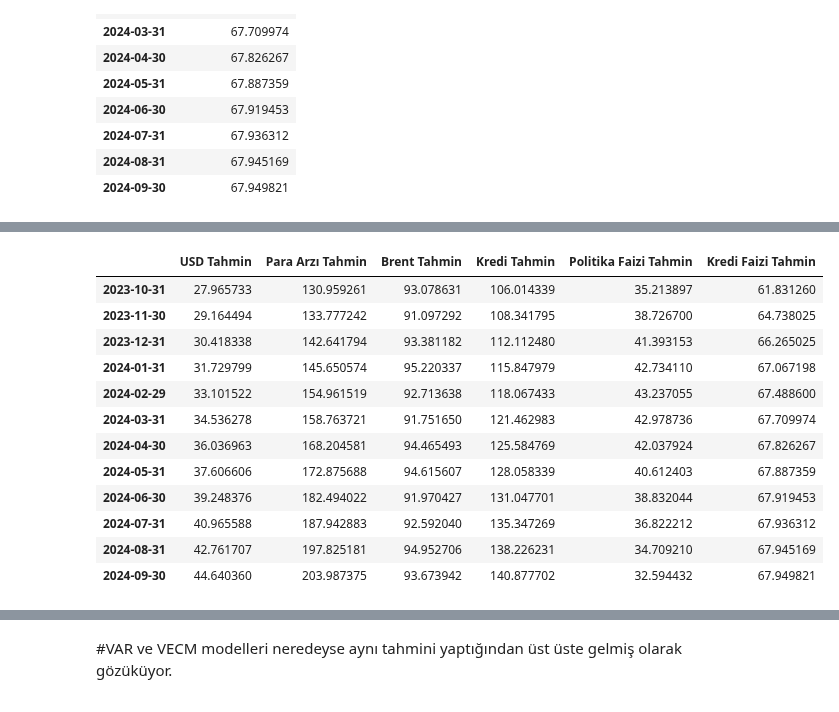
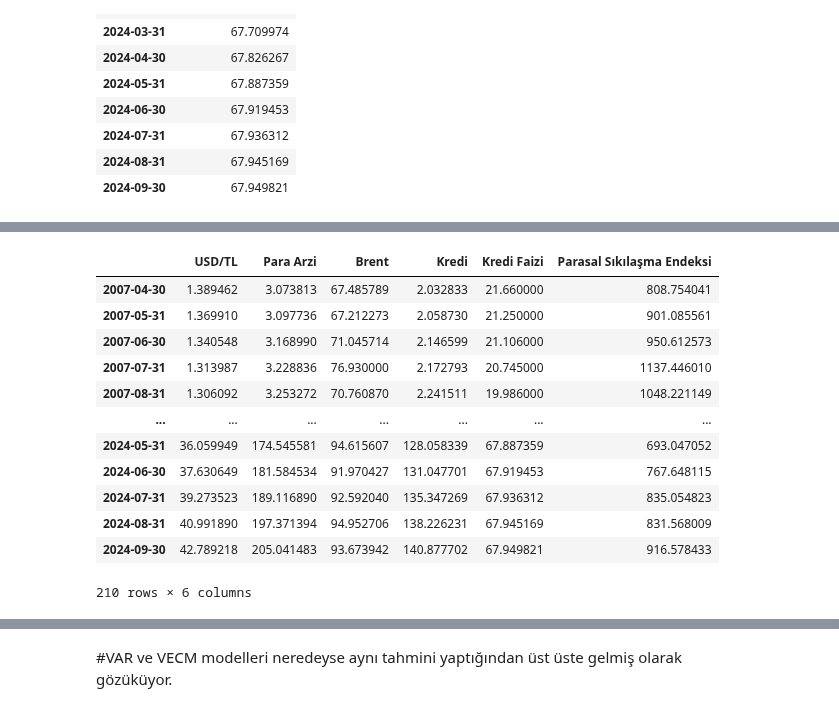
Before and after one commit to kaboya19/InflationForecast, a Jupyter notebook: InflationForecast.ipynb, the cells around one changed output, grey strips where cells are left out. Cells and saved outputs as stored; diff of their text form; code cells hidden in the pictures.

```diff
--- a/InflationForecast.ipynb
+++ b/InflationForecast.ipynb
@@ -426,0 +430,8 @@ kfaiz
+# %%
+endeks=((df6["USD/TL"].iloc[12:212]*(pfaiz["Politika Faizi"].iloc[12:212]*kfaiz["Kredi Faizi"].iloc[12:212])))/(((df["CPI"].iloc[12:212]*df["Yıllık Enflasyon"].iloc[12:212]))+df3["Kredi"].iloc[12:212])
+endeks=endeks*(100/endeks.min())
+plt.figure(figsize=(20,5))
+plt.plot(endeks,label="Parasal Sıkılaşma Endeksi")
+plt.title("Parasal Sıkılaşma Endeksi")
+plt.legend()
+plt.show()
@@ -608,7 +612,7 @@ plt.grid(True)
 [figure]
 # %%
 # En uygun parametrelerle ARIMA modelini eğitme
-optimal_model = ARIMA(money["Para Arzi Onceki"].head(212), order=(4,3,4))
+optimal_model = ARIMA(money["Para Arzi"].head(212), order=(4,3,4))
 optimal_model_fit = optimal_model.fit()
 
 # Gelecek 12 ay için tahmin yapma
@@ -697,3 +701,12 @@ kfaiztahmin
 | 2024-07-31 | 67.936312 |
 | 2024-08-31 | 67.945169 |
 | 2024-09-30 | 67.949821 |
+# %%
+from statsmodels.tsa.statespace.sarimax import SARIMAX
+sarimax_model=SARIMAX(endeks,order=(1,1,0),seasonal_order=(1,1,0,12))
+sarimax_fit=sarimax_model.fit()
+sarimax_forecast=sarimax_fit.forecast(steps=12)
+sarimax_forecast=pd.DataFrame(sarimax_forecast)
+sarimax_forecast.columns=["Endeks Tahmin"]
+endekstahmin=sarimax_forecast.set_index(pd.date_range('2023-10-30','2024-10-29' , freq='1M'))
+endekstahmin
@@ -699,0 +727,7 @@ kfaiztahmin
+# %%
+X=pd.concat([df6["USD/TL"],money["Para Arzi"],df14.Brent,df3.Kredi,kfaiz["Kredi Faizi"],endeks],axis=1)
+X.columns=["USD/TL","Para Arzi","Brent","Kredi","Kredi Faizi","Parasal Sıkılaşma Endeksi"]
+X=X.dropna(axis=0)
+X=X.head(210)
+X=X.tail(200)
+X
@@ -700,26 +748,29 @@ kfaiztahmin
 # %%
 tahmindf=pd.DataFrame()
 tahmindf["USD Tahmin"]=usdtahmin["USD Tahmin"]
 tahmindf["Para Arzı Tahmin"]=paraarzitahmin["Para Arzı Tahmin"]
 tahmindf["Brent Tahmin"]=brenttahmin["Brent Tahmin"]
 tahmindf["Kredi Tahmin"]=kreditahmin["Kredi Tahmin"]
-tahmindf["Politika Faizi Tahmin"]=faiztahmin["Politika Faizi"]
 tahmindf["Kredi Faizi Tahmin"]=kfaiztahmin["Kredi Faizi Tahmin"]
+tahmindf["Parasal Sıkılaşma Endeksi Tahmin"]=endekstahmin["Endeks Tahmin"]
 tahmindf=tahmindf.set_index(pd.date_range('2023-10-30','2024-10-29' , freq='1M'))
-
-
-tahmindf
+tahmindf.columns=X.columns
+extended_X=pd.concat([X,tahmindf],axis=0)
+extended_X["USD/TL"]=extended_X["USD/TL"].rolling(3).mean()
+extended_X["Para Arzi"]=extended_X["Para Arzi"].shift(1)
+extended_X=extended_X.dropna(axis=0)
+extended_X
 # %% [output]
-|  | USD Tahmin | Para Arzı Tahmin | Brent Tahmin | Kredi Tahmin | Politika Faizi Tahmin | Kredi Faizi Tahmin |
-| 2023-10-31 | 27.965733 | 130.959261 | 93.078631 | 106.014339 | 35.213897 | 61.831260 |
-| 2023-11-30 | 29.164494 | 133.777242 | 91.097292 | 108.341795 | 38.726700 | 64.738025 |
-| 2023-12-31 | 30.418338 | 142.641794 | 93.381182 | 112.112480 | 41.393153 | 66.265025 |
-| 2024-01-31 | 31.729799 | 145.650574 | 95.220337 | 115.847979 | 42.734110 | 67.067198 |
-| 2024-02-29 | 33.101522 | 154.961519 | 92.713638 | 118.067433 | 43.237055 | 67.488600 |
-| 2024-03-31 | 34.536278 | 158.763721 | 91.751650 | 121.462983 | 42.978736 | 67.709974 |
-| 2024-04-30 | 36.036963 | 168.204581 | 94.465493 | 125.584769 | 42.037924 | 67.826267 |
-| 2024-05-31 | 37.606606 | 172.875688 | 94.615607 | 128.058339 | 40.612403 | 67.887359 |
-| 2024-06-30 | 39.248376 | 182.494022 | 91.970427 | 131.047701 | 38.832044 | 67.919453 |
-| 2024-07-31 | 40.965588 | 187.942883 | 92.592040 | 135.347269 | 36.822212 | 67.936312 |
-| 2024-08-31 | 42.761707 | 197.825181 | 94.952706 | 138.226231 | 34.709210 | 67.945169 |
-| 2024-09-30 | 44.640360 | 203.987375 | 93.673942 | 140.877702 | 32.594432 | 67.949821 |
+|  | USD/TL | Para Arzi | Brent | Kredi | Kredi Faizi | Parasal Sıkılaşma Endeksi |
+| 2007-04-30 | 1.389462 | 3.073813 | 67.485789 | 2.032833 | 21.660000 | 808.754041 |
+| 2007-05-31 | 1.369910 | 3.097736 | 67.212273 | 2.058730 | 21.250000 | 901.085561 |
+| 2007-06-30 | 1.340548 | 3.168990 | 71.045714 | 2.146599 | 21.106000 | 950.612573 |
+| 2007-07-31 | 1.313987 | 3.228836 | 76.930000 | 2.172793 | 20.745000 | 1137.446010 |
+| 2007-08-31 | 1.306092 | 3.253272 | 70.760870 | 2.241511 | 19.986000 | 1048.221149 |
+| ... | ... | ... | ... | ... | ... | ... |
+| 2024-05-31 | 36.059949 | 174.545581 | 94.615607 | 128.058339 | 67.887359 | 693.047052 |
+| 2024-06-30 | 37.630649 | 181.584534 | 91.970427 | 131.047701 | 67.919453 | 767.648115 |
+| 2024-07-31 | 39.273523 | 189.116890 | 92.592040 | 135.347269 | 67.936312 | 835.054823 |
+| 2024-08-31 | 40.991890 | 197.371394 | 94.952706 | 138.226231 | 67.945169 | 831.568009 |
+| 2024-09-30 | 42.789218 | 205.041483 | 93.673942 | 140.877702 | 67.949821 | 916.578433 |
+210 rows × 6 columns
```
Also changed, not shown: parts of 36 cells of this notebook.
